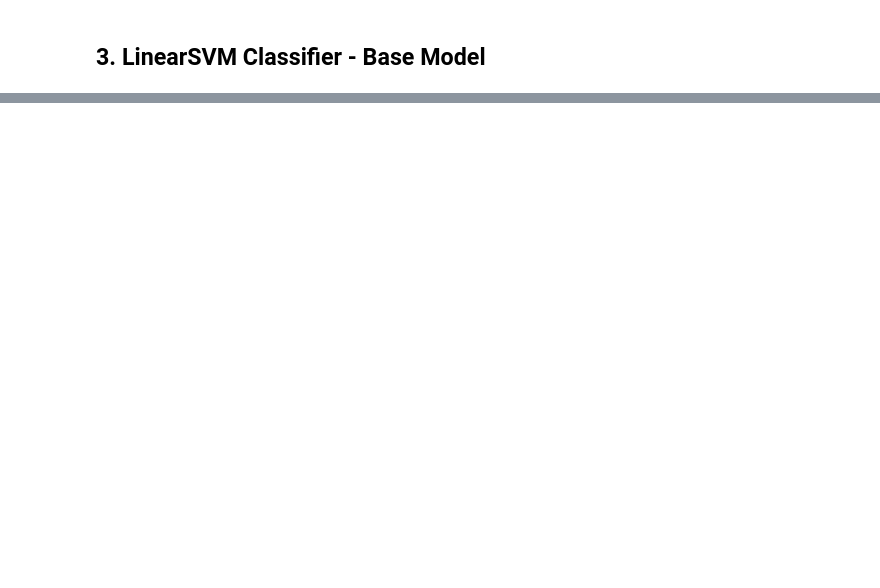
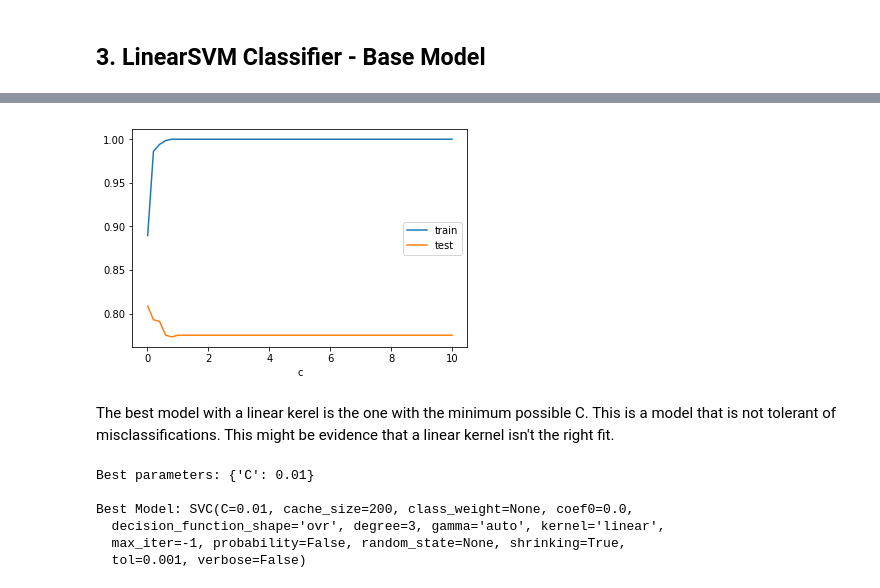
Before and after one commit to scottshepard/MScA, a Jupyter notebook: 31009/31009 - Assignment 5.ipynb, the cells around one changed output, grey strips where cells are left out. Cells and saved outputs as stored; diff of their text form; code cells hidden in the pictures; blank space fills up the shorter version.

```diff
--- a/31009/31009 - Assignment 5.ipynb
+++ b/31009/31009 - Assignment 5.ipynb
@@ -111,7 +110,7 @@ Text(0.5,1,'Feature Importance of Random Forest Base Model')
 # %% [markdown]
 ## 3. LinearSVM Classifier - Base Model
 # %%
-svc = LinearSVC()
+svc = svm.LinearSVC()
 svc.fit(X_train_scaled, y_train)
 
 y_tn_pred_svc = svc.predict(X_train_scaled)
@@ -148,0 +152,12 @@ avg / total       0.78      0.77      0.76       168
+# %%
+C_arr = np.arange(0.0, 10, 0.2)
+C_arr[0] = 0.01
+C_arr = np.append(C_arr, 10)
+# %%
+parameters = {'C': C_arr}
+
+svc = svm.SVC(kernel='linear')
+# %%
+grid_search = GridSearchCV(svc, parameters, cv=5, refit=True, n_jobs=-1, verbose=0, return_train_score=True)
+
+grid_search.fit(X_train_scaled, y_train)
@@ -148,0 +179,23 @@ avg / total       0.78      0.77      0.76       168
+# %%
+cv_scores = pd.DataFrame({
+    'c':C_arr,
+    'train':grid_search.cv_results_['mean_train_score'],
+    'test':grid_search.cv_results_['mean_test_score']
+})
+
+ax = cv_scores.plot(x='c', y=['train', 'test'])
+# %% [output]
+[figure, added]
+# %% [markdown]
+The best model with a linear kerel is the one with the minimum possible C. This is a model that is not tolerant of misclassifications. This might be evidence that a linear kernel isn't the right fit.
+# %%
+print('Best parameters:', grid_search.best_params_)
+print()
+print('Best Model:', grid_search.best_estimator_)
+# %% [output]
+Best parameters: {'C': 0.01}
+
+Best Model: SVC(C=0.01, cache_size=200, class_weight=None, coef0=0.0,
+  decision_function_shape='ovr', degree=3, gamma='auto', kernel='linear',
+  max_iter=-1, probability=False, random_state=None, shrinking=True,
+  tol=0.001, verbose=False)
```
Also changed, not shown: parts of 27 cells of this notebook.
